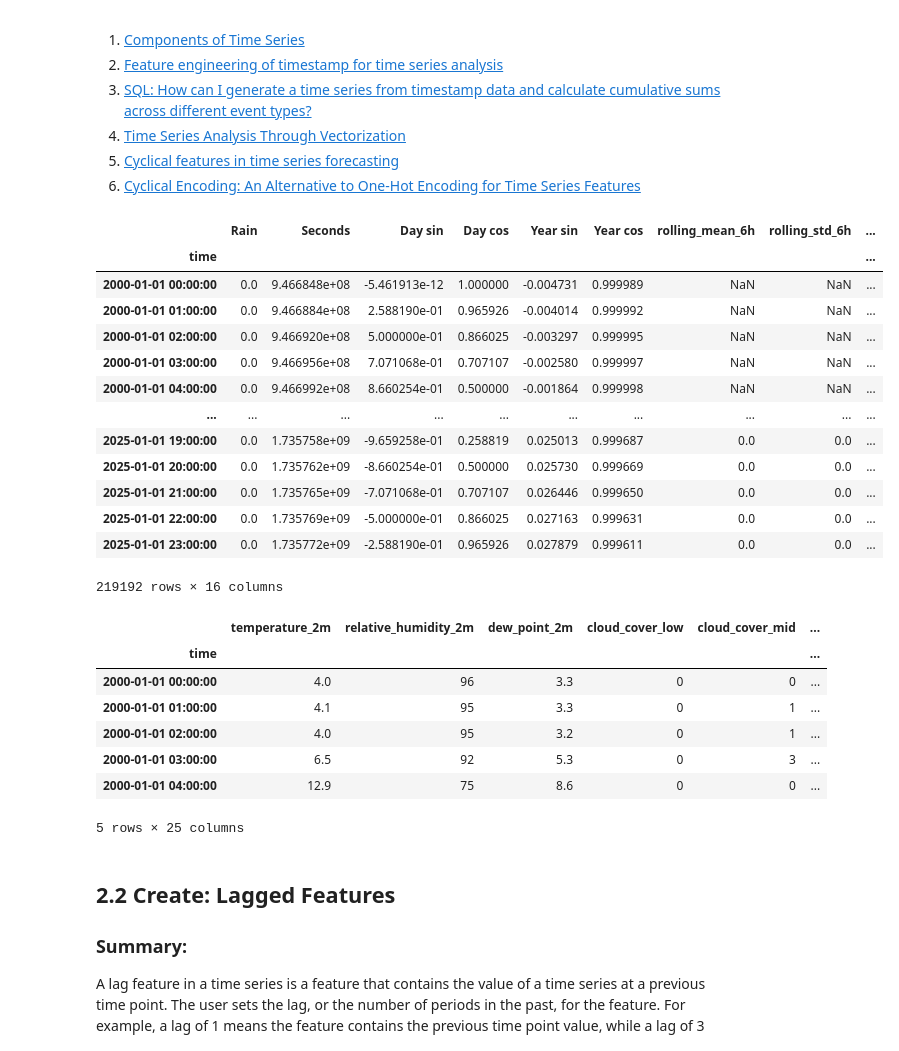
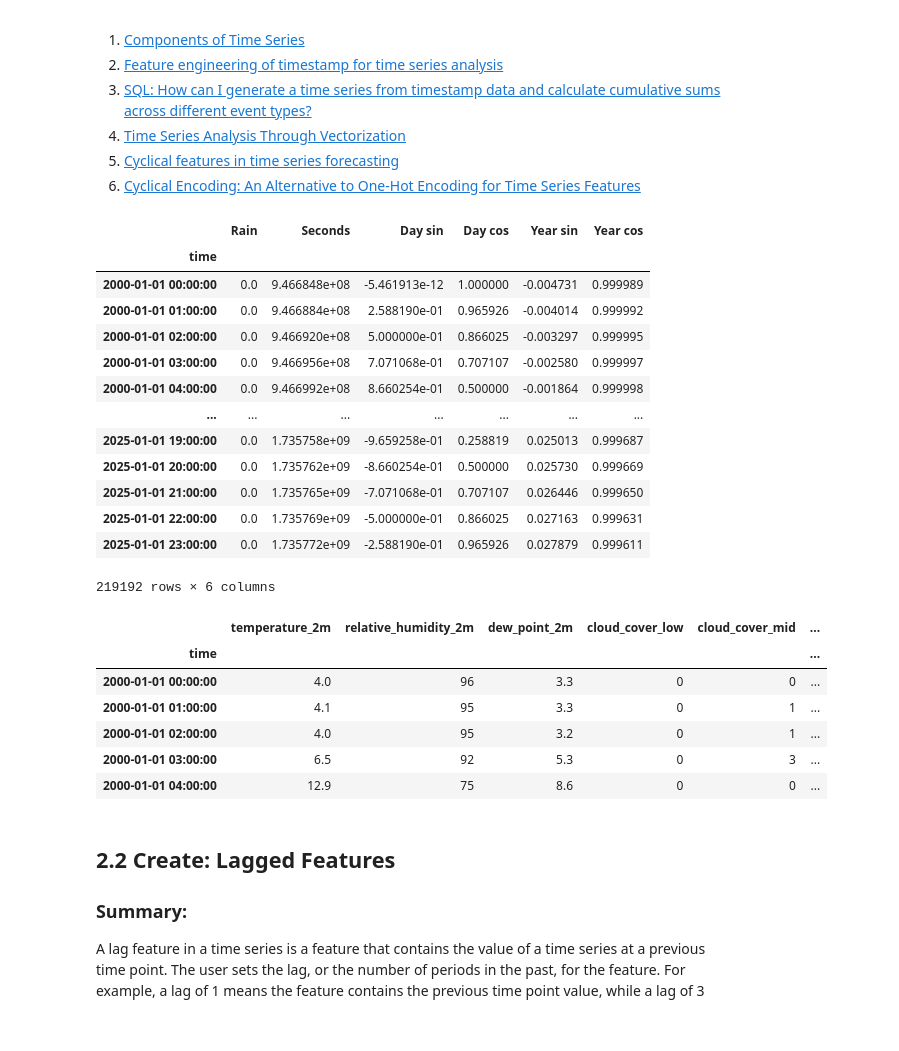
Before and after one commit to Kshitijk14/model-cloud-burst, a Jupyter notebook: notebooks/05-handling_overfitting.ipynb, the cells around one changed output. Cells and saved outputs as stored; diff of their text form; code cells hidden in the pictures.

```diff
--- a/notebooks/05-handling_overfitting.ipynb
+++ b/notebooks/05-handling_overfitting.ipynb
@@ -132,47 +132,47 @@ To convert a timestamp into a time series cyclic component, you need to extract
 # %%
 # Process temporal features
 rain_df['Seconds'] = rain_df.index.map(pd.Timestamp.timestamp)
 
 day = 24 * 60 * 60
 year = (365.2425) * day
 
 # Add cyclical time features
 rain_df['Day sin'] = np.sin(rain_df['Seconds'] * (2 * np.pi / day))
 rain_df['Day cos'] = np.cos(rain_df['Seconds'] * (2 * np.pi / day))
 rain_df['Year sin'] = np.sin(rain_df['Seconds'] * (2 * np.pi / year))
 rain_df['Year cos'] = np.cos(rain_df['Seconds'] * (2 * np.pi / year))
 
 # # Add rolling statistics
-rain_df['rolling_mean_6h'] = rain_df.iloc[:, 0].rolling(window=6).mean()
-rain_df['rolling_std_6h'] = rain_df.iloc[:, 0].rolling(window=6).std()
-rain_df['rolling_max_6h'] = rain_df.iloc[:, 0].rolling(window=6).max()
+# rain_df['rolling_mean_12h'] = rain_df.iloc[:, 0].rolling(window=12).mean()
+# rain_df['rolling_std_12h'] = rain_df.iloc[:, 0].rolling(window=12).std()
+# rain_df['rolling_max_12h'] = rain_df.iloc[:, 0].rolling(window=12).max()
 
-# Add lag features
-for i in [1, 3, 6, 12, 24, 36, 48]:
-    rain_df[f'lag_{i}'] = rain_df.iloc[:, 0].shift(i)
+# # Add lag features
+# for i in [1, 3, 6, 12]:
+#     rain_df[f'lag_{i}'] = rain_df.iloc[:, 0].shift(i)
 
 rain_df
 # %% [output]
-|  | Rain | Seconds | Day sin | Day cos | Year sin | Year cos | rolling_mean_6h | rolling_std_6h | ... |
-| time |  |  |  |  |  |  |  |  | ... |
-| 2000-01-01 00:00:00 | 0.0 | 9.466848e+08 | -5.461913e-12 | 1.000000 | -0.004731 | 0.999989 | NaN | NaN | ... |
-| 2000-01-01 01:00:00 | 0.0 | 9.466884e+08 | 2.588190e-01 | 0.965926 | -0.004014 | 0.999992 | NaN | NaN | ... |
-| 2000-01-01 02:00:00 | 0.0 | 9.466920e+08 | 5.000000e-01 | 0.866025 | -0.003297 | 0.999995 | NaN | NaN | ... |
-| 2000-01-01 03:00:00 | 0.0 | 9.466956e+08 | 7.071068e-01 | 0.707107 | -0.002580 | 0.999997 | NaN | NaN | ... |
-| 2000-01-01 04:00:00 | 0.0 | 9.466992e+08 | 8.660254e-01 | 0.500000 | -0.001864 | 0.999998 | NaN | NaN | ... |
-| ... | ... | ... | ... | ... | ... | ... | ... | ... | ... |
-| 2025-01-01 19:00:00 | 0.0 | 1.735758e+09 | -9.659258e-01 | 0.258819 | 0.025013 | 0.999687 | 0.0 | 0.0 | ... |
-| 2025-01-01 20:00:00 | 0.0 | 1.735762e+09 | -8.660254e-01 | 0.500000 | 0.025730 | 0.999669 | 0.0 | 0.0 | ... |
-| 2025-01-01 21:00:00 | 0.0 | 1.735765e+09 | -7.071068e-01 | 0.707107 | 0.026446 | 0.999650 | 0.0 | 0.0 | ... |
-| 2025-01-01 22:00:00 | 0.0 | 1.735769e+09 | -5.000000e-01 | 0.866025 | 0.027163 | 0.999631 | 0.0 | 0.0 | ... |
-| 2025-01-01 23:00:00 | 0.0 | 1.735772e+09 | -2.588190e-01 | 0.965926 | 0.027879 | 0.999611 | 0.0 | 0.0 | ... |
+|  | Rain | Seconds | Day sin | Day cos | Year sin | Year cos |
+| time |  |  |  |  |  |  |
+| 2000-01-01 00:00:00 | 0.0 | 9.466848e+08 | -5.461913e-12 | 1.000000 | -0.004731 | 0.999989 |
+| 2000-01-01 01:00:00 | 0.0 | 9.466884e+08 | 2.588190e-01 | 0.965926 | -0.004014 | 0.999992 |
+| 2000-01-01 02:00:00 | 0.0 | 9.466920e+08 | 5.000000e-01 | 0.866025 | -0.003297 | 0.999995 |
+| 2000-01-01 03:00:00 | 0.0 | 9.466956e+08 | 7.071068e-01 | 0.707107 | -0.002580 | 0.999997 |
+| 2000-01-01 04:00:00 | 0.0 | 9.466992e+08 | 8.660254e-01 | 0.500000 | -0.001864 | 0.999998 |
+| ... | ... | ... | ... | ... | ... | ... |
+| 2025-01-01 19:00:00 | 0.0 | 1.735758e+09 | -9.659258e-01 | 0.258819 | 0.025013 | 0.999687 |
+| 2025-01-01 20:00:00 | 0.0 | 1.735762e+09 | -8.660254e-01 | 0.500000 | 0.025730 | 0.999669 |
+| 2025-01-01 21:00:00 | 0.0 | 1.735765e+09 | -7.071068e-01 | 0.707107 | 0.026446 | 0.999650 |
+| 2025-01-01 22:00:00 | 0.0 | 1.735769e+09 | -5.000000e-01 | 0.866025 | 0.027163 | 0.999631 |
+| 2025-01-01 23:00:00 | 0.0 | 1.735772e+09 | -2.588190e-01 | 0.965926 | 0.027879 | 0.999611 |
-219192 rows × 16 columns
+219192 rows × 6 columns
 # %%
 rain_df = rain_df.bfill()
 rain_df = rain_df.drop(['Seconds'], axis=1)
 
 df2 = pd.concat([df1, rain_df], axis=1)
-df2 = df2.drop(['time','rain'], axis=1)
+df2 = df2.drop(['time', 'rain'], axis=1)
 df2.head()
 # %% [output]
 |  | temperature_2m | relative_humidity_2m | dew_point_2m | cloud_cover_low | cloud_cover_mid | ... |
@@ -182,7 +182,6 @@ df2.head()
 | 2000-01-01 02:00:00 | 4.0 | 95 | 3.2 | 0 | 1 | ... |
 | 2000-01-01 03:00:00 | 6.5 | 92 | 5.3 | 0 | 3 | ... |
 | 2000-01-01 04:00:00 | 12.9 | 75 | 8.6 | 0 | 0 | ... |
-5 rows × 25 columns
 # %% [markdown]
 ## 2.2 Create: Lagged Features
 
```
Also changed, not shown: parts of 4 cells of this notebook, 1 other file.
